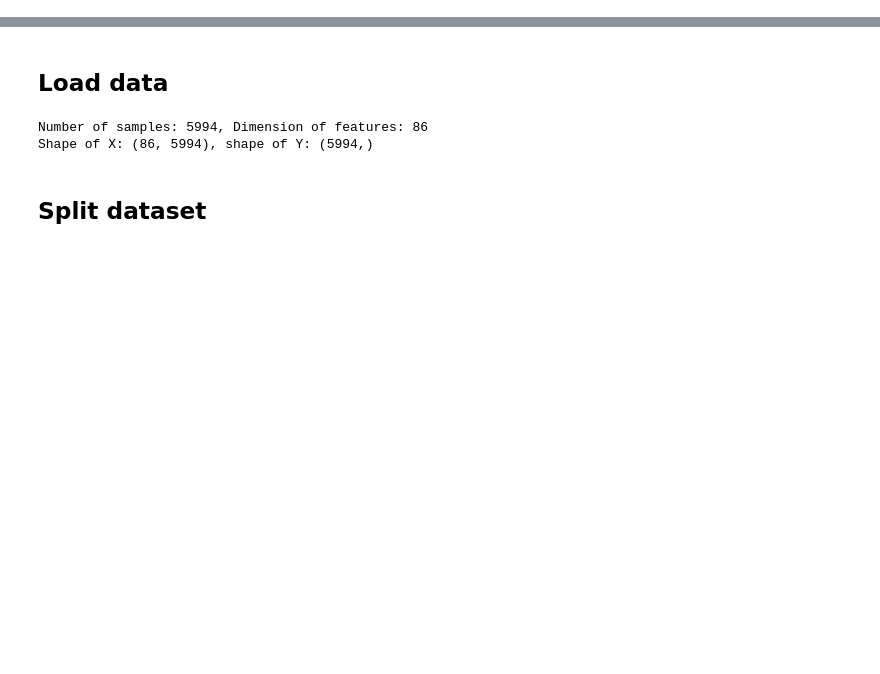
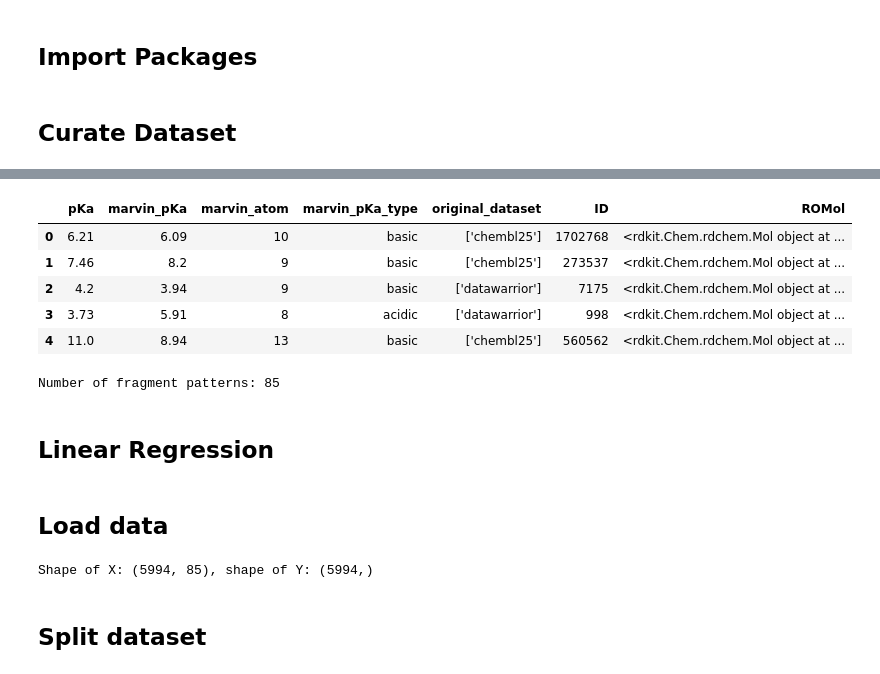
Before and after one commit to MingyiXue/deep-learning-for-bioinformatics-101, a Jupyter notebook: code/quickstart/predict_pKa_linear.ipynb, the cells around one changed output, grey strips where cells are left out. Drawn from its saved outputs; the diff is of its cells as text; code cells hidden in the pictures; blank space fills up the shorter version.

Commit message:
update linear regression

```diff
--- a/code/quickstart/predict_pKa_linear.ipynb
+++ b/code/quickstart/predict_pKa_linear.ipynb
@@ -0,0 +1,2 @@
+# %% [markdown]
+## Import Packages
@@ -0,0 +11,9 @@
+# %% [markdown]
+## Curate Dataset
+# %%
+infile = "../data/combined_training_datasets_unique.sdf"
+name = os.path.splitext(os.path.basename(infile))[0]
+
+all_df = PandasTools.LoadSDF(infile)
+all_df.head()
+# %% [output]
@@ -1 +21,36 @@
+|  | pKa | marvin_pKa | marvin_atom | marvin_pKa_type | original_dataset | ID | ROMol |
+| 0 | 6.21 | 6.09 | 10 | basic | ['chembl25'] | 1702768 | <rdkit.Chem.rdchem.Mol object at ... |
+| 1 | 7.46 | 8.2 | 9 | basic | ['chembl25'] | 273537 | <rdkit.Chem.rdchem.Mol object at ... |
+| 2 | 4.2 | 3.94 | 9 | basic | ['datawarrior'] | 7175 | <rdkit.Chem.rdchem.Mol object at ... |
+| 3 | 3.73 | 5.91 | 8 | acidic | ['datawarrior'] | 998 | <rdkit.Chem.rdchem.Mol object at ... |
+| 4 | 11.0 | 8.94 | 13 | basic | ['chembl25'] | 560562 | <rdkit.Chem.rdchem.Mol object at ... |
+# %%
+outfile = f"../data/{name}_training.npy"
+patterns = []
+for patstr in dir(Chem.Fragments):
+    if patstr.startswith("fr"):
+        patterns.append(patstr)
+print(f"Number of fragment patterns: {len(patterns)}")
+
+PATTERNS = [getattr(Fragments, patstr) for patstr in patterns]
+
+def featurize(mol):
+    counts = [pattern(mol) for pattern in PATTERNS]
+    return counts
+
+X = []
+Y = []
+
+for idx, row in all_df.iterrows():
+    x = featurize(row["ROMol"])
+    X.append(x)
+    Y.append(row["pKa"])
+X = np.array(X, dtype=float)
+Y = np.array(Y, dtype=float).reshape(-1, 1)
+
+np.save(outfile, np.hstack([X, Y]))
+# %% [output]
+Number of fragment patterns: 85
+# %% [markdown]
+## Linear Regression
 # %%
@@ -18,17 +69,9 @@ lr = 1e-3
 # %%
 arr = np.load(infile)
 X, Y = arr[:, :-1], arr[:, -1]
-X = np.hstack([np.ones(X.shape[0]).reshape(-1, 1), X])
-X = X.T
-
-nsamples = X.shape[1]
-ndim = X.shape[0]
-
-print(f"Number of samples: {nsamples}, Dimension of features: {ndim}")
 print(f"Shape of X: {X.shape}, shape of Y: {Y.shape}")
 # %% [output]
-Number of samples: 5994, Dimension of features: 86
-Shape of X: (86, 5994), shape of Y: (5994,)
+Shape of X: (5994, 85), shape of Y: (5994,)
 # %% [markdown]
 ## Split dataset
 # %%
```
Also changed, not shown: parts of 13 cells of this notebook, 15 other files.
